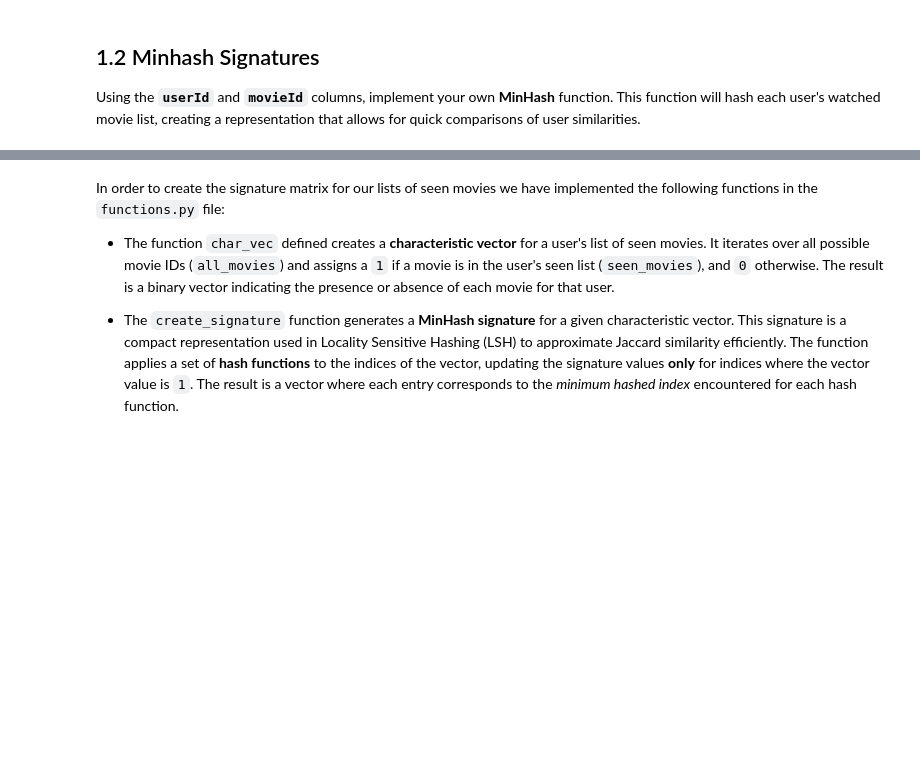
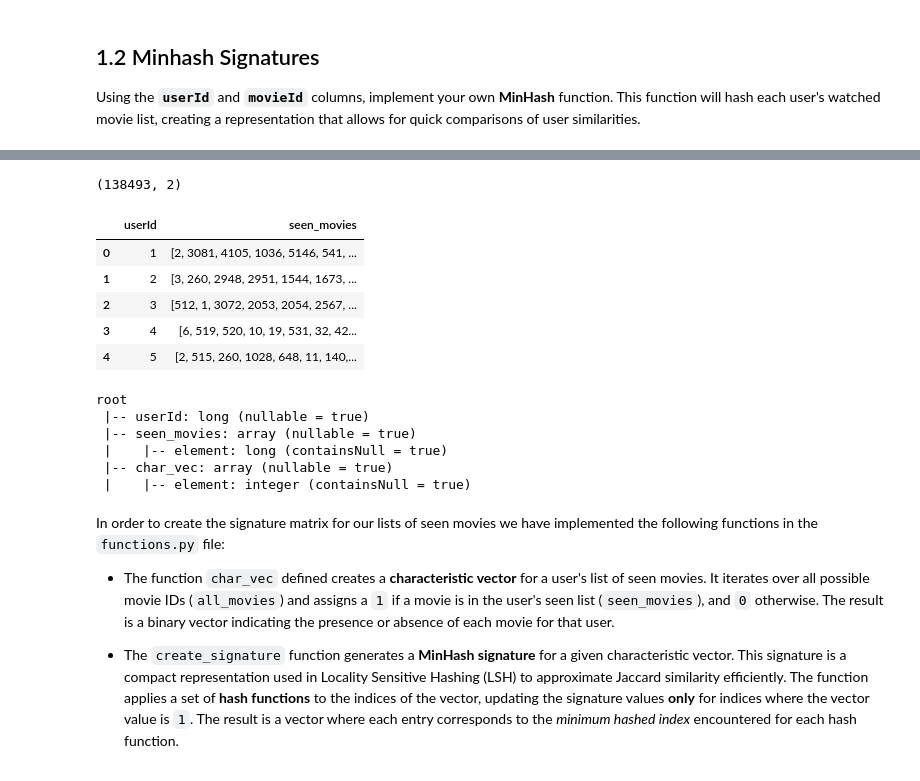
Before and after one commit to delgiudice1967219/ADM_HW4, a Jupyter notebook: main.ipynb, the cells around one changed output, grey strips where cells are left out. Cells and saved outputs as stored; diff of their text form; code cells hidden in the pictures; blank space fills up the shorter version.

Commit message:
created actual vectors with spark
problem: spark does not work properly, cannot visualize results, needs to be fixed

```diff
--- a/main.ipynb
+++ b/main.ipynb
@@ -287,7 +294,7 @@ print(df.rating.isnull().sum())
 # %% [output]
 0
 # %%
-df.to_csv('complete_dataset.csv', index=False)
+df = pd.read_csv('complete_dataset.csv')
 # %%
 df.shape
 # %% [output]
@@ -324,0 +335,16 @@ len(seen_movies)
+# %%
+all_movies = set(df["movieId"])
+user_seen_movies = df.groupby("userId")["movieId"].agg(set).reset_index().rename(columns={"movieId": "seen_movies"})
+user_seen_movies['seen_movies'] = user_seen_movies['seen_movies'].apply(list)
+user_seen_movies.shape
+# %% [output]
+(138493, 2)
+# %%
+user_seen_movies.head()
+# %% [output]
+|  | userId | seen_movies |
+| 0 | 1 | [2, 3081, 4105, 1036, 5146, 541, ... |
+| 1 | 2 | [3, 260, 2948, 2951, 1544, 1673, ... |
+| 2 | 3 | [512, 1, 3072, 2053, 2054, 2567, ... |
+| 3 | 4 | [6, 519, 520, 10, 19, 531, 32, 42... |
+| 4 | 5 | [2, 515, 260, 1028, 648, 11, 140,... |
@@ -325,3 +376,12 @@ len(seen_movies)
+# %%
+df_spark.printSchema()
+# %% [output]
+root
+ |-- userId: long (nullable = true)
+ |-- seen_movies: array (nullable = true)
+ |    |-- element: long (containsNull = true)
+ |-- char_vec: array (nullable = true)
+ |    |-- element: integer (containsNull = true)
 # %% [markdown]
 In order to create the signature matrix for our lists of seen movies we have implemented the following functions in the `functions.py` file:
 
```
Also changed, not shown: parts of 15 cells of this notebook, 1 other file.
